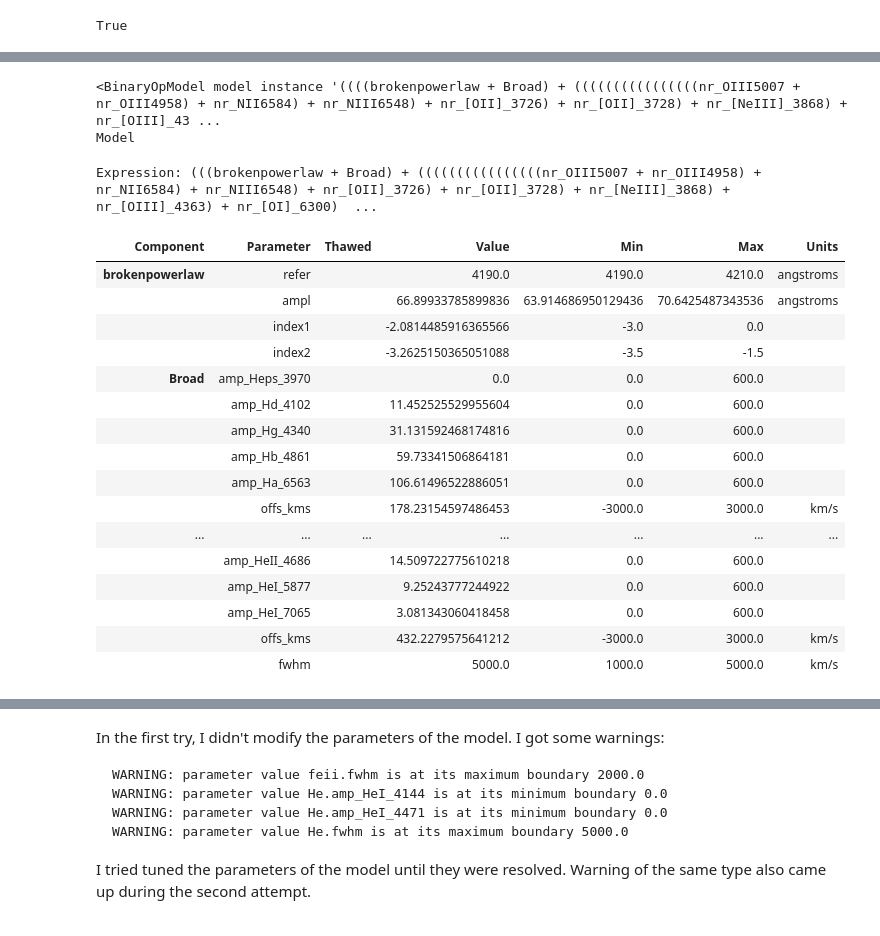
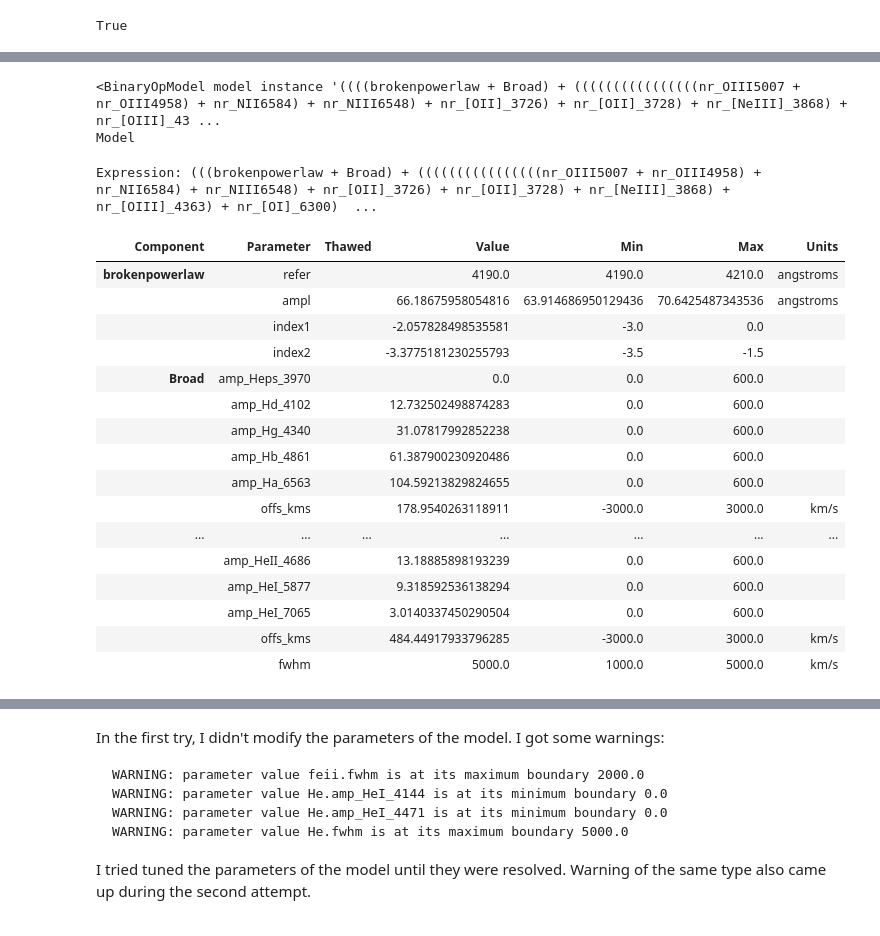
Before and after one commit to NicoGalvarino/AGN_Tutorials_Git, a Jupyter notebook: Tutorial_2_fantasy/Nicolas_GuerraVaras_fantasy_tutorial.ipynb, the cells around one changed output, grey strips where cells are left out. Cells and saved outputs as stored; diff of their text form; code cells hidden in the pictures.

Commit message:
fantasy: 3rd attempt, fix feii model

```diff
--- a/Tutorial_2_fantasy/Nicolas_GuerraVaras_fantasy_tutorial.ipynb
+++ b/Tutorial_2_fantasy/Nicolas_GuerraVaras_fantasy_tutorial.ipynb
@@ -298,17 +298,20 @@ he_1 = create_fixed_model(['helium.csv'], name='He', fwhm=3000, min_fwhm=1000, m
 # %%
 # iron
 fe_1 = create_feii_model(name='feii',
-                       fwhm=1800,
-                       min_fwhm=1000,
-                       max_fwhm=2000,
-                       offset=0,
-                       min_offset=-3000,
-                       max_offset=3000)
+                         fwhm=1800,
+                         min_fwhm=1000,
+                         max_fwhm=2000,
+                         offset=0,
+                         min_offset=-3000,
+                         max_offset=3000)
 
-'''fe_2 = create_feii_model(name='feii',
-                       fwhm=2200,
-                       min_fwhm=1000,
-                       max_fwhm=2500,
-                       offset=0,
-                       min_offset=-3000,
-                       max_offset=3000)'''
+fe_2 = create_feii_model(name='feii',
+                         fwhm=4000,  # best
+                         # fwhm=1800,
+                         # fwhm=2200,
+                         min_fwhm=1000,
+                         max_fwhm=8000,
+                         offset=0,  # best
+                         # offset=20,
+                         min_offset=-3000,
+                         max_offset=3000)
@@ -318,6 +319,7 @@ fe_1 = create_feii_model(name='feii',
 # Code fits simultaneously all features.
 model_1st = cont_1 + broad_1 + narrow_1 + fe_1 + he_1
 model_2nd = cont_2 + broad_1 + narrow_1 + fe_1 + he_1
+model_3rd = cont_2 + broad_1 + narrow_1 + fe_2 + he_1
 # %% [markdown]
 So, I am trying different attempts:
 1. No modifications
@@ -329,6 +331,9 @@ So, I am trying different attempts:
 # 1st attempt
 # s.fit(model_1st, ntrial=2)
 
-# 2nd attempt
-s.fit(model_2nd, ntrial=3)
+# 2nd attempt: fixing continuum
+# s.fit(model_2nd, ntrial=3)
+
+# 3rd attempt: fixing lines
+s.fit(model_3rd, ntrial=3)
 # %% [output]
@@ -378,27 +382,28 @@ fit_result
 | 50 | He.fwhm | 5000.0 |
 # %%
 # model_1st
-model_2nd
+# model_2nd
+model_3rd
 # %% [output]
 <BinaryOpModel model instance '((((brokenpowerlaw + Broad) + ((((((((((((((((nr_OIII5007 + nr_OIII4958) + nr_NII6584) + nr_NIII6548) + nr_[OII]_3726) + nr_[OII]_3728) + nr_[NeIII]_3868) + nr_[OIII]_43 ...
 Model
 Expression: (((brokenpowerlaw + Broad) + ((((((((((((((((nr_OIII5007 + nr_OIII4958) + nr_NII6584) + nr_NIII6548) + nr_[OII]_3726) + nr_[OII]_3728) + nr_[NeIII]_3868) + nr_[OIII]_4363) + nr_[OI]_6300)  ...
 | Component | Parameter | Thawed | Value | Min | Max | Units |
 | brokenpowerlaw | refer |  | 4190.0 | 4190.0 | 4210.0 | angstroms |
-|  | ampl |  | 66.89933785899836 | 63.914686950129436 | 70.6425487343536 | angstroms |
-|  | index1 |  | -2.0814485916365566 | -3.0 | 0.0 |  |
-|  | index2 |  | -3.2625150365051088 | -3.5 | -1.5 |  |
+|  | ampl |  | 66.18675958054816 | 63.914686950129436 | 70.6425487343536 | angstroms |
+|  | index1 |  | -2.057828498535581 | -3.0 | 0.0 |  |
+|  | index2 |  | -3.3775181230255793 | -3.5 | -1.5 |  |
 | Broad | amp_Heps_3970 |  | 0.0 | 0.0 | 600.0 |  |
-|  | amp_Hd_4102 |  | 11.452525529955604 | 0.0 | 600.0 |  |
-|  | amp_Hg_4340 |  | 31.131592468174816 | 0.0 | 600.0 |  |
-|  | amp_Hb_4861 |  | 59.73341506864181 | 0.0 | 600.0 |  |
-|  | amp_Ha_6563 |  | 106.61496522886051 | 0.0 | 600.0 |  |
-|  | offs_kms |  | 178.23154597486453 | -3000.0 | 3000.0 | km/s |
+|  | amp_Hd_4102 |  | 12.732502498874283 | 0.0 | 600.0 |  |
+|  | amp_Hg_4340 |  | 31.07817992852238 | 0.0 | 600.0 |  |
+|  | amp_Hb_4861 |  | 61.387900230920486 | 0.0 | 600.0 |  |
+|  | amp_Ha_6563 |  | 104.59213829824655 | 0.0 | 600.0 |  |
+|  | offs_kms |  | 178.9540263118911 | -3000.0 | 3000.0 | km/s |
 | ... | ... | ... | ... | ... | ... | ... |
-|  | amp_HeII_4686 |  | 14.509722775610218 | 0.0 | 600.0 |  |
-|  | amp_HeI_5877 |  | 9.25243777244922 | 0.0 | 600.0 |  |
-|  | amp_HeI_7065 |  | 3.081343060418458 | 0.0 | 600.0 |  |
-|  | offs_kms |  | 432.2279575641212 | -3000.0 | 3000.0 | km/s |
+|  | amp_HeII_4686 |  | 13.18885898193239 | 0.0 | 600.0 |  |
+|  | amp_HeI_5877 |  | 9.318592536138294 | 0.0 | 600.0 |  |
+|  | amp_HeI_7065 |  | 3.0140337450290504 | 0.0 | 600.0 |  |
+|  | offs_kms |  | 484.44917933796285 | -3000.0 | 3000.0 | km/s |
 |  | fwhm |  | 5000.0 | 1000.0 | 5000.0 | km/s |
 # %%
 # To see the fitting results, one can use standard outputs from Sherpa package, such as:
```
Also changed, not shown: parts of 12 cells of this notebook, 2 other files.
